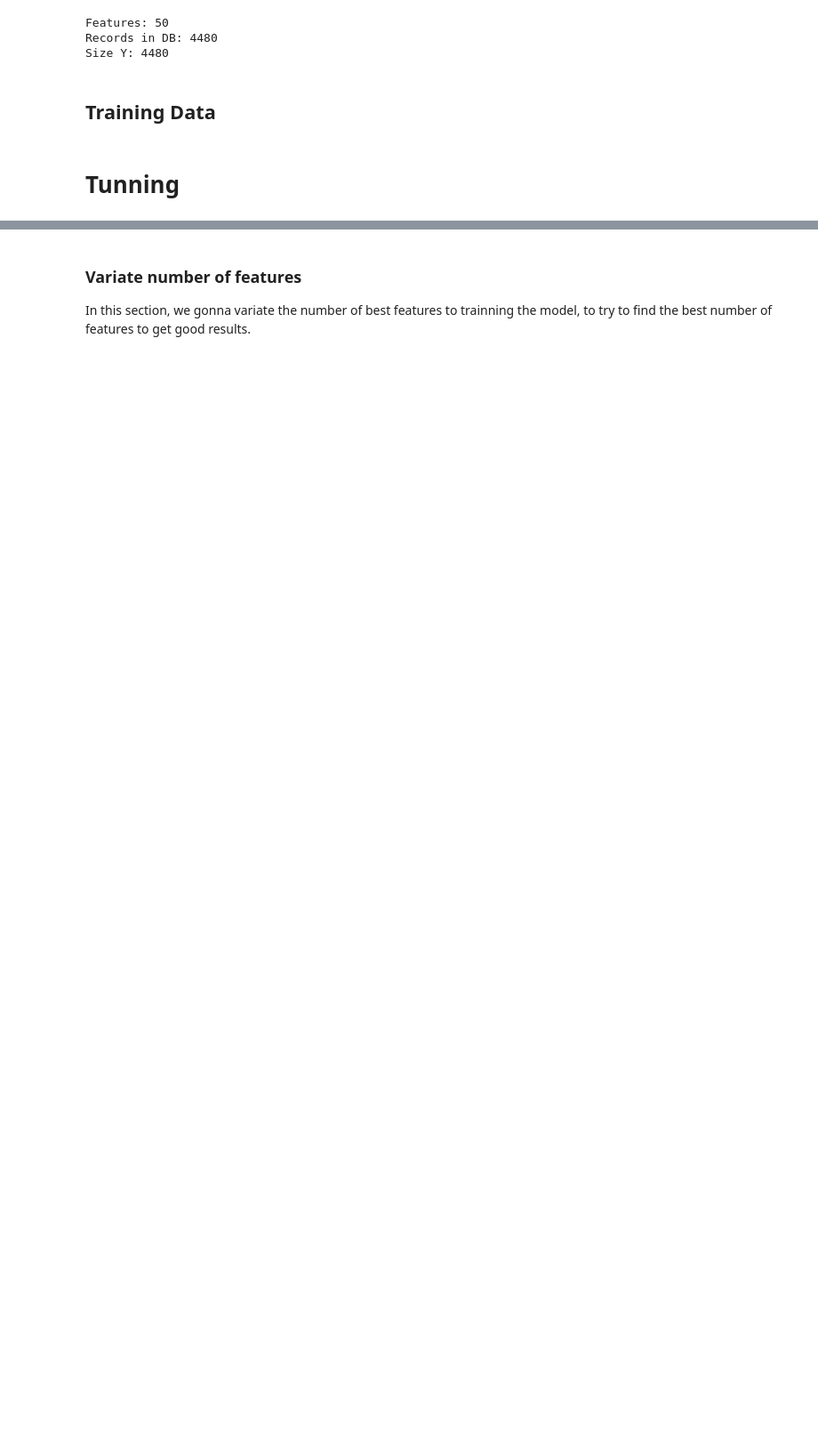
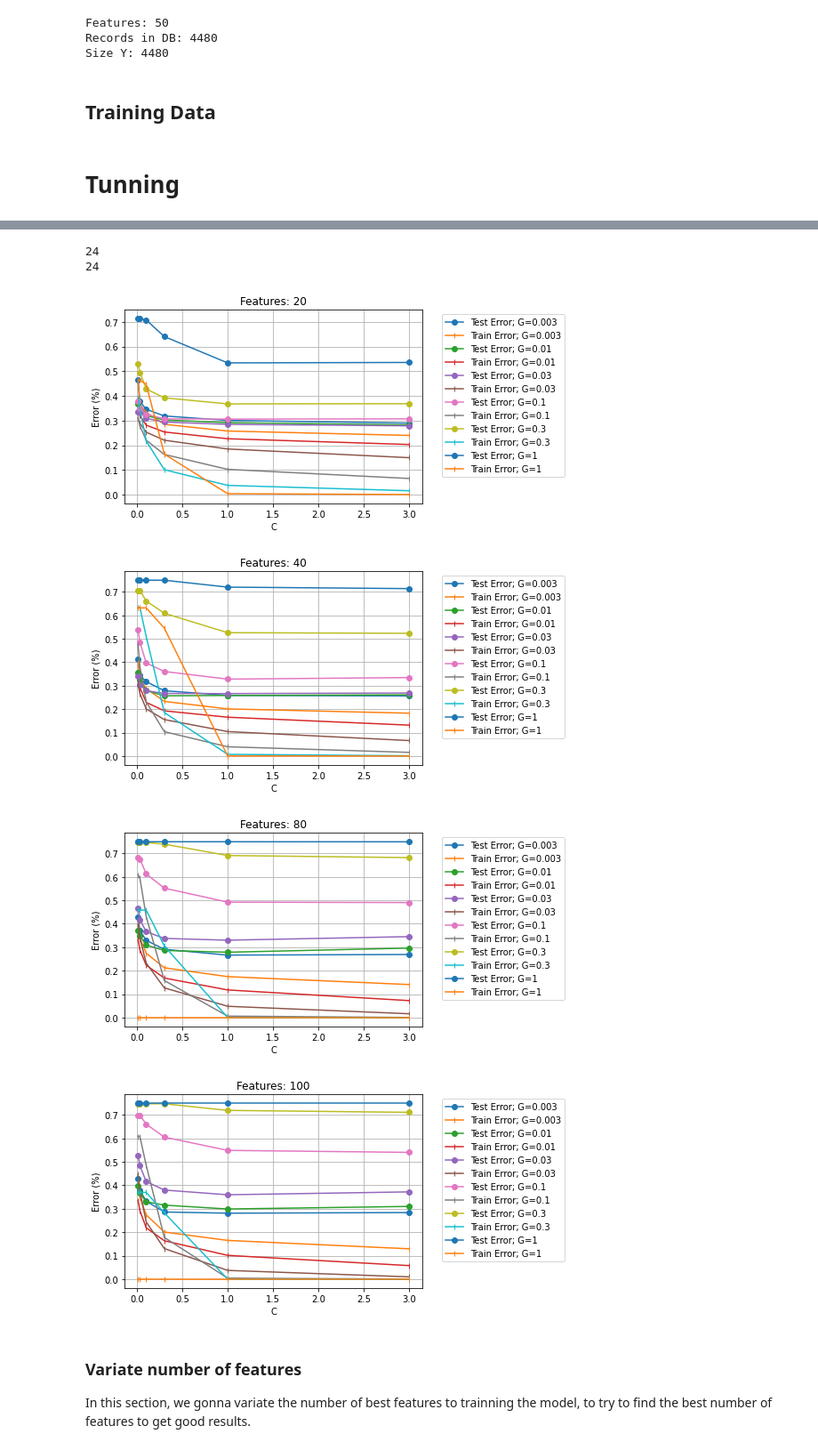
Before and after one commit to luis99fonseca/ED, a Jupyter notebook: ProjectFinal/code.ipynb, the cells around one changed output, grey strips where cells are left out. Shown at 89% size. Saved outputs shown, nothing was run; the diff lists cells and outputs as text; code cells hidden in the pictures; blank space fills up the shorter version.

```diff
--- a/ProjectFinal/code.ipynb
+++ b/ProjectFinal/code.ipynb
@@ -256,3 +444,25 @@ min2: 130
+# %%
+print(len(total_err_knn))
+print(len(total_err_train))
+for i in range(len(num_features)):
+    for j in range(len(gammas)):
+        #print(total_err_train[len(gammas) * i + j])
+        plt.plot(C_rgl, total_err_knn[len(gammas) * i + j], marker="o" ,label="Test Error; G=" + str(gammas[j]))
+        plt.plot(C_rgl, total_err_train[len(gammas) * i + j], marker="|" ,label="Train Error; G=" + str(gammas[j]))
+
+        plt.legend(bbox_to_anchor=(1.05, 1), loc='upper left')
+        plt.xlabel("C")
+        plt.ylabel("Error (%)")
+        plt.title("Features: " + str(num_features[i]))
+    plt.grid()
+    plt.show()
+# %% [output]
+24
+24
+[figure, added]
+[figure, added]
+[figure, added]
+[figure, added]
 # %% [markdown]
 ### Variate number of features
 In this section, we gonna variate the number of best features to trainning the model, to try to find the best number of features to get good results.
```
Also changed, not shown: parts of 29 cells of this notebook.
